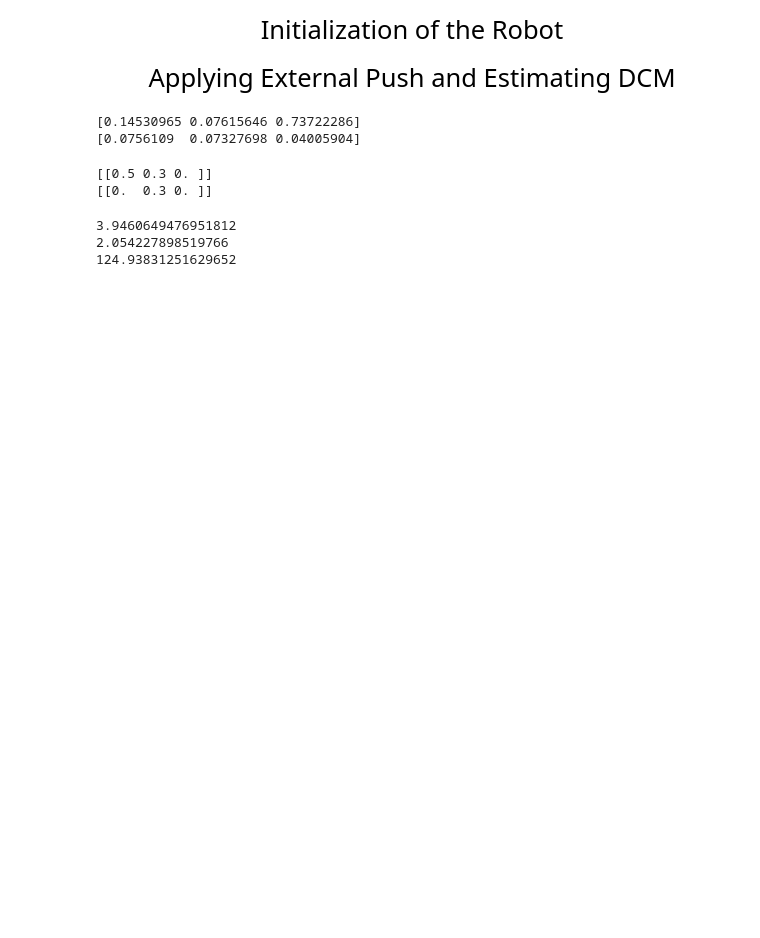
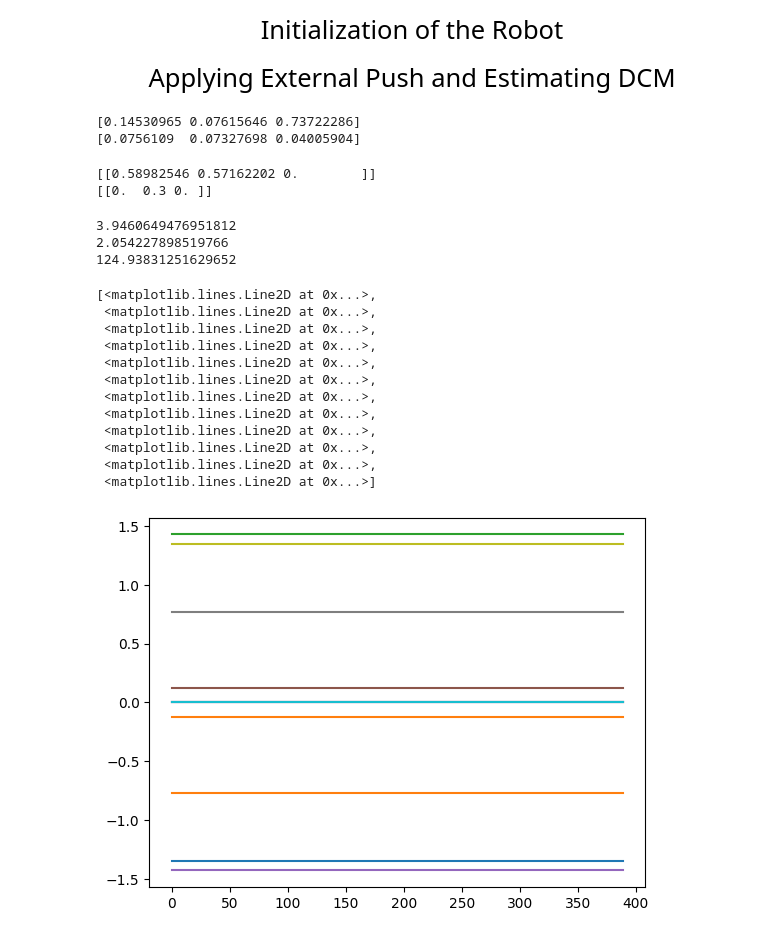
Before and after one commit to RobinJunod/robot_jambe, a Jupyter notebook: DCM-Locomotion.ipynb, the cells around one changed output. Cells and saved outputs as stored; diff of their text form; code cells hidden in the pictures; blank space fills up the shorter version.

```diff
--- a/DCM-Locomotion.ipynb
+++ b/DCM-Locomotion.ipynb
@@ -358,8 +359,8 @@ stepDuration= math.log(U[2])/math.sqrt(9.81/CoMHeight)#todo: find the step durat
 
 #we implement the recovery step on the left foot, here we set the right and left feet positions
 leftFootFinalPosition=np.empty((1, 3))
-#leftFootFinalPosition[0][:] = [(U[0]+U[3]),(U[1]+U[4]),0.0] #todo  use the control parameters to set the desired left foot position
-leftFootFinalPosition[0][:] = [0.5,stepWidth,0.0]
+leftFootFinalPosition[0][:] = [(U[0]+U[3]),(U[1]+U[4]),0.0] #todo  use the control parameters to set the desired left foot position
+#leftFootFinalPosition[0][:] = [0.5,stepWidth,0.0]
 leftFootStartPosition = np.empty((1, 3))
 leftFootStartPosition[0][:]=[0*stepLength,stepWidth,0.0]
 rightFootPosition=np.empty((1, 3))
@@ -369,7 +370,7 @@ leftFootPosition[0][:]=[0*stepLength,stepWidth,0.0]
 print(leftFootFinalPosition)
 print(leftFootStartPosition)
 # %% [output]
-[[0.5 0.3 0. ]]
+[[0.58982546 0.57162202 0.        ]]
 [[0.  0.3 0. ]]
 # %%
 print(math.sqrt(9.81/CoMHeight))
@@ -419,4 +425,20 @@ for i in range(390):
 # %%
 time.sleep(7)
 p.disconnect()
+# %%
+plt.plot(jp)
+# %% [output]
+[<matplotlib.lines.Line2D at 0x...>,
+ <matplotlib.lines.Line2D at 0x...>,
+ <matplotlib.lines.Line2D at 0x...>,
+ <matplotlib.lines.Line2D at 0x...>,
+ <matplotlib.lines.Line2D at 0x...>,
+ <matplotlib.lines.Line2D at 0x...>,
+ <matplotlib.lines.Line2D at 0x...>,
+ <matplotlib.lines.Line2D at 0x...>,
+ <matplotlib.lines.Line2D at 0x...>,
+ <matplotlib.lines.Line2D at 0x...>,
+ <matplotlib.lines.Line2D at 0x...>,
+ <matplotlib.lines.Line2D at 0x...>]
+[figure, added]
 # %%
```
Also changed, not shown: parts of 5 cells of this notebook, 1 other file.
